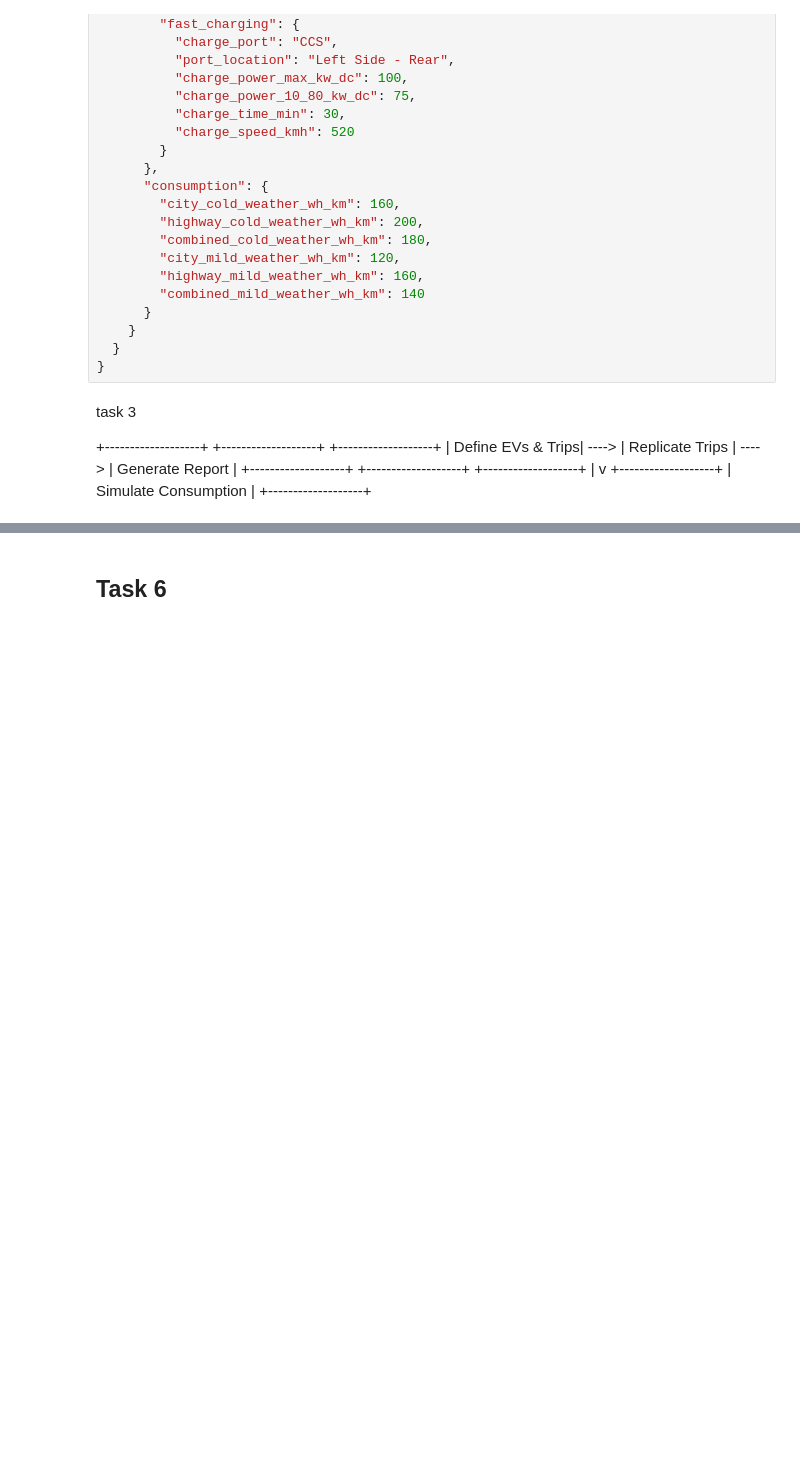
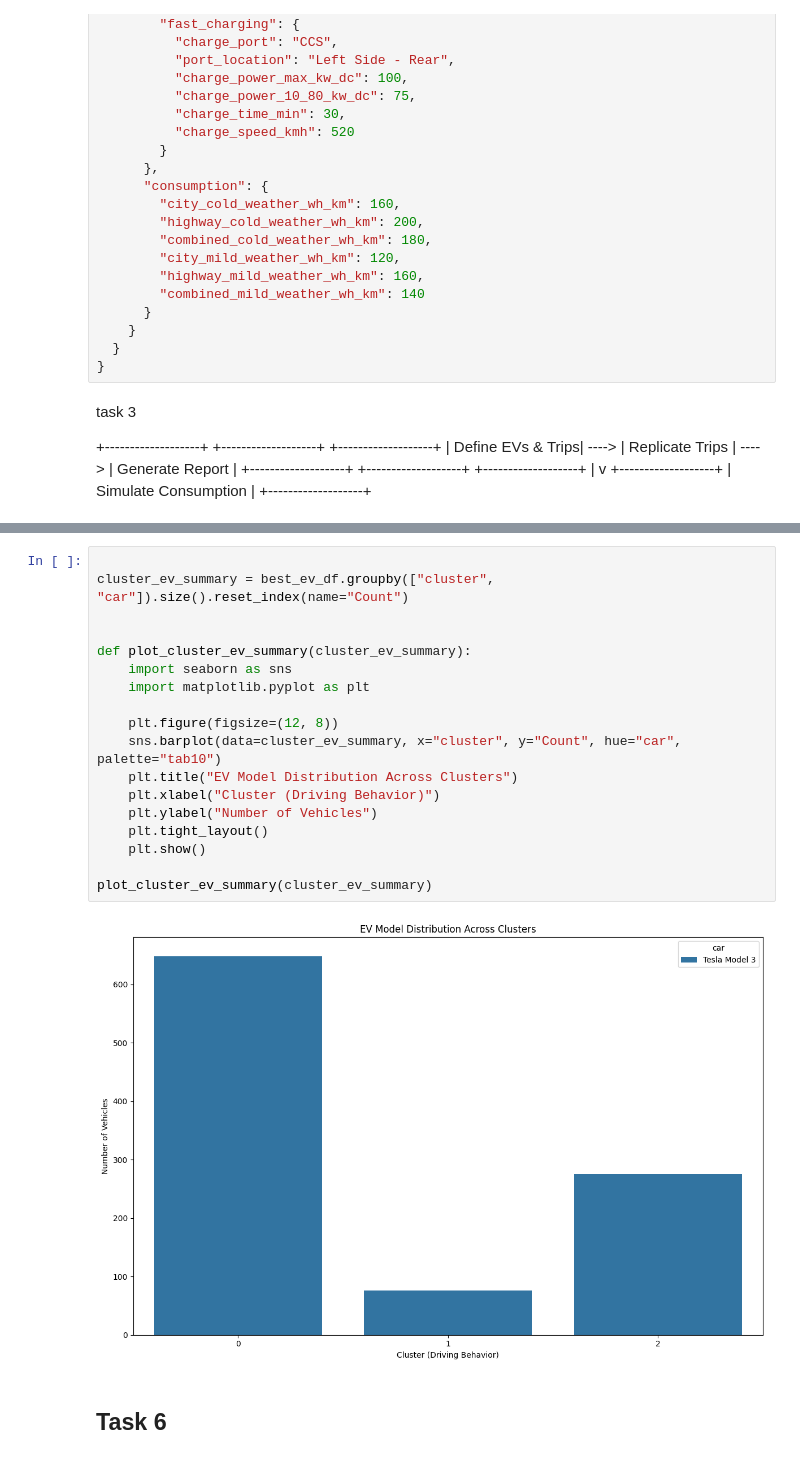
Before and after one commit to Mattiane/ICTforSmartMobilty_project, a Jupyter notebook: lab3/lab3_group18.ipynb, the cells around one changed output, grey strips where cells are left out. Drawn from its saved outputs; the diff is of its cells as text; blank space fills up the shorter version.

```diff
--- a/lab3/lab3_group18.ipynb
+++ b/lab3/lab3_group18.ipynb
@@ -1062,2 +775,22 @@ plt.show()
+# %%
+
+cluster_ev_summary = best_ev_df.groupby(["cluster", "car"]).size().reset_index(name="Count")
+
+
+def plot_cluster_ev_summary(cluster_ev_summary):
+    import seaborn as sns
+    import matplotlib.pyplot as plt
+
+    plt.figure(figsize=(12, 8))
+    sns.barplot(data=cluster_ev_summary, x="cluster", y="Count", hue="car", palette="tab10")
+    plt.title("EV Model Distribution Across Clusters")
+    plt.xlabel("Cluster (Driving Behavior)")
+    plt.ylabel("Number of Vehicles")
+    plt.tight_layout()
+    plt.show()
+
+plot_cluster_ev_summary(cluster_ev_summary)
+# %% [output]
+[figure, added]
 # %% [markdown]
 ## Task 6
```
Also changed, not shown: parts of 27 cells of this notebook, 1 other file.
